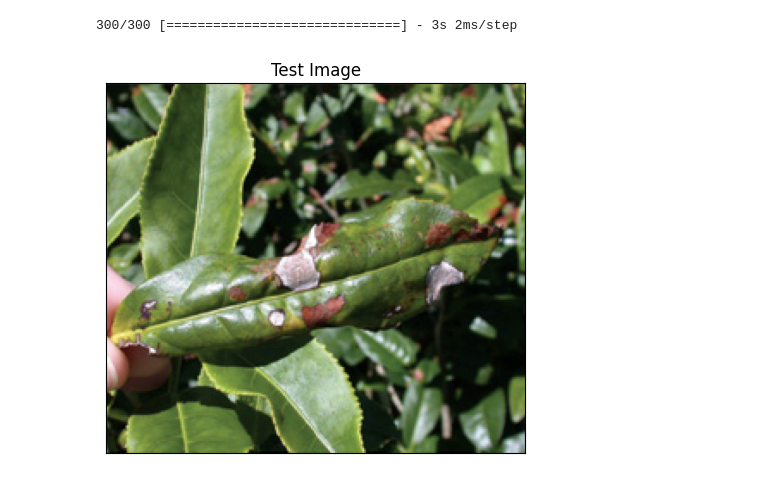
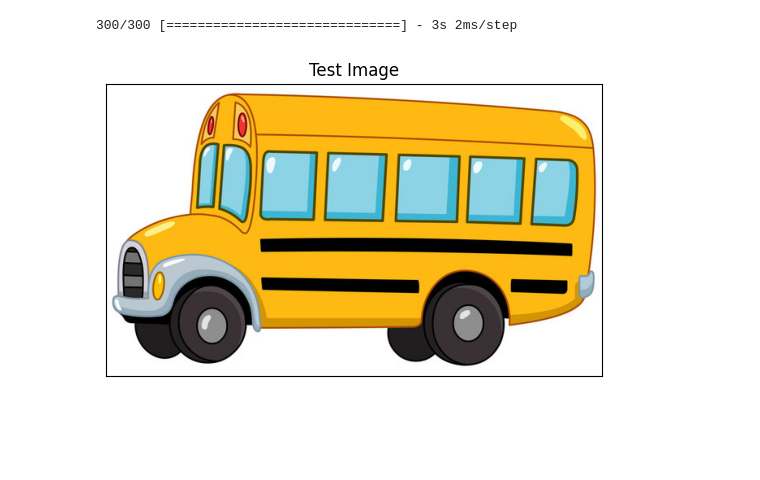
Before and after one commit to priyanka-maz/crop-disease, a Jupyter notebook: training/tea_prediction(testing).ipynb, the cells around one changed output. Drawn from its saved outputs; the diff is of its cells as text; code cells hidden in the pictures; blank space fills up the shorter version.

```diff
--- a/training/tea_prediction(testing).ipynb
+++ b/training/tea_prediction(testing).ipynb
@@ -64,18 +64,18 @@ true_categories = tf.concat([y for x, y in test_set], axis=0)
 Y_true = tf.argmax(true_categories, axis=1)
 # %%
 import cv2
-image_path = '/gb.jpg'
+image_path = '/content/bus.jpg'
 # Reading an image in default mode
 img = cv2.imread(image_path)
 img = cv2.cvtColor(img,cv2.COLOR_BGR2RGB) #Converting BGR to RGB
 # Displaying the image
 plt.imshow(img)
 plt.title('Test Image')
 plt.xticks([])
 plt.yticks([])
 plt.show()
 # %% [output]
-[figure, old version]
+[figure, new version]
 # %%
 import numpy as np
 image = tf.keras.preprocessing.image.load_img(image_path,target_size=(128,128))
```
Also changed, not shown: parts of 4 cells of this notebook, 2 other files.
